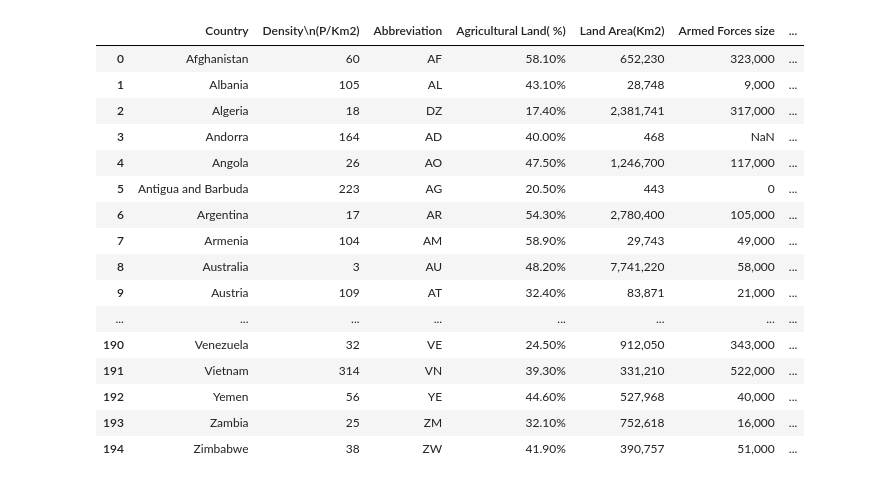
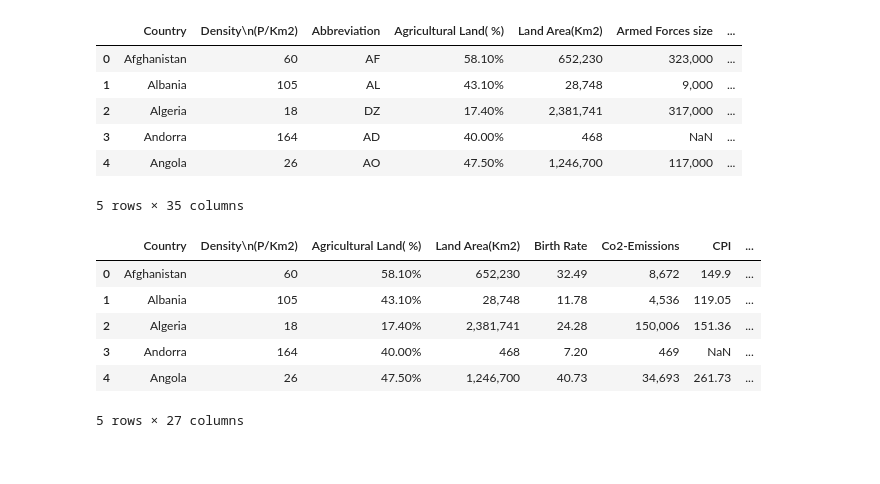
Before and after one commit to KacperWro/DataAnalysisCA, a Jupyter notebook: main.ipynb, the cells around one changed output. Cells and saved outputs as stored; diff of their text form; code cells hidden in the pictures.

Commit message:
Remove unwanted columns Update strings to integers and floats

```diff
--- a/main.ipynb
+++ b/main.ipynb
@@ -5,22 +5,12 @@ top_languages = pd.read_csv("top_languages.csv")
 # %%
 # https://stackoverflow.com/questions/19124601/pretty-print-an-entire-pandas-series-dataframe
 with pd.option_context('display.max_rows', None, 'display.max_columns', None):
-    display(world_data)
+    display(world_data.head())
 # %% [output]
 |  | Country | Density\n(P/Km2) | Abbreviation | Agricultural Land( %) | Land Area(Km2) | Armed Forces size | ... |
 | 0 | Afghanistan | 60 | AF | 58.10% | 652,230 | 323,000 | ... |
 | 1 | Albania | 105 | AL | 43.10% | 28,748 | 9,000 | ... |
 | 2 | Algeria | 18 | DZ | 17.40% | 2,381,741 | 317,000 | ... |
 | 3 | Andorra | 164 | AD | 40.00% | 468 | NaN | ... |
 | 4 | Angola | 26 | AO | 47.50% | 1,246,700 | 117,000 | ... |
-| 5 | Antigua and Barbuda | 223 | AG | 20.50% | 443 | 0 | ... |
-| 6 | Argentina | 17 | AR | 54.30% | 2,780,400 | 105,000 | ... |
-| 7 | Armenia | 104 | AM | 58.90% | 29,743 | 49,000 | ... |
-| 8 | Australia | 3 | AU | 48.20% | 7,741,220 | 58,000 | ... |
-| 9 | Austria | 109 | AT | 32.40% | 83,871 | 21,000 | ... |
-| ... | ... | ... | ... | ... | ... | ... | ... |
-| 190 | Venezuela | 32 | VE | 24.50% | 912,050 | 343,000 | ... |
-| 191 | Vietnam | 314 | VN | 39.30% | 331,210 | 522,000 | ... |
-| 192 | Yemen | 56 | YE | 44.60% | 527,968 | 40,000 | ... |
-| 193 | Zambia | 25 | ZM | 32.10% | 752,618 | 16,000 | ... |
-| 194 | Zimbabwe | 38 | ZW | 41.90% | 390,757 | 51,000 | ... |
+5 rows × 35 columns
@@ -26,0 +30,12 @@ with pd.option_context('display.max_rows', None, 'display.max_columns', None):
+# %%
+# Dataset after removing all unwanted columns
+with pd.option_context('display.max_rows', None, 'display.max_columns', None):
+    display(world_data.head())
+# %% [output]
+|  | Country | Density\n(P/Km2) | Agricultural Land( %) | Land Area(Km2) | Birth Rate | Co2-Emissions | CPI | ... |
+| 0 | Afghanistan | 60 | 58.10% | 652,230 | 32.49 | 8,672 | 149.9 | ... |
+| 1 | Albania | 105 | 43.10% | 28,748 | 11.78 | 4,536 | 119.05 | ... |
+| 2 | Algeria | 18 | 17.40% | 2,381,741 | 24.28 | 150,006 | 151.36 | ... |
+| 3 | Andorra | 164 | 40.00% | 468 | 7.20 | 469 | NaN | ... |
+| 4 | Angola | 26 | 47.50% | 1,246,700 | 40.73 | 34,693 | 261.73 | ... |
+5 rows × 27 columns
```
Also changed, not shown: parts of 9 cells of this notebook.
